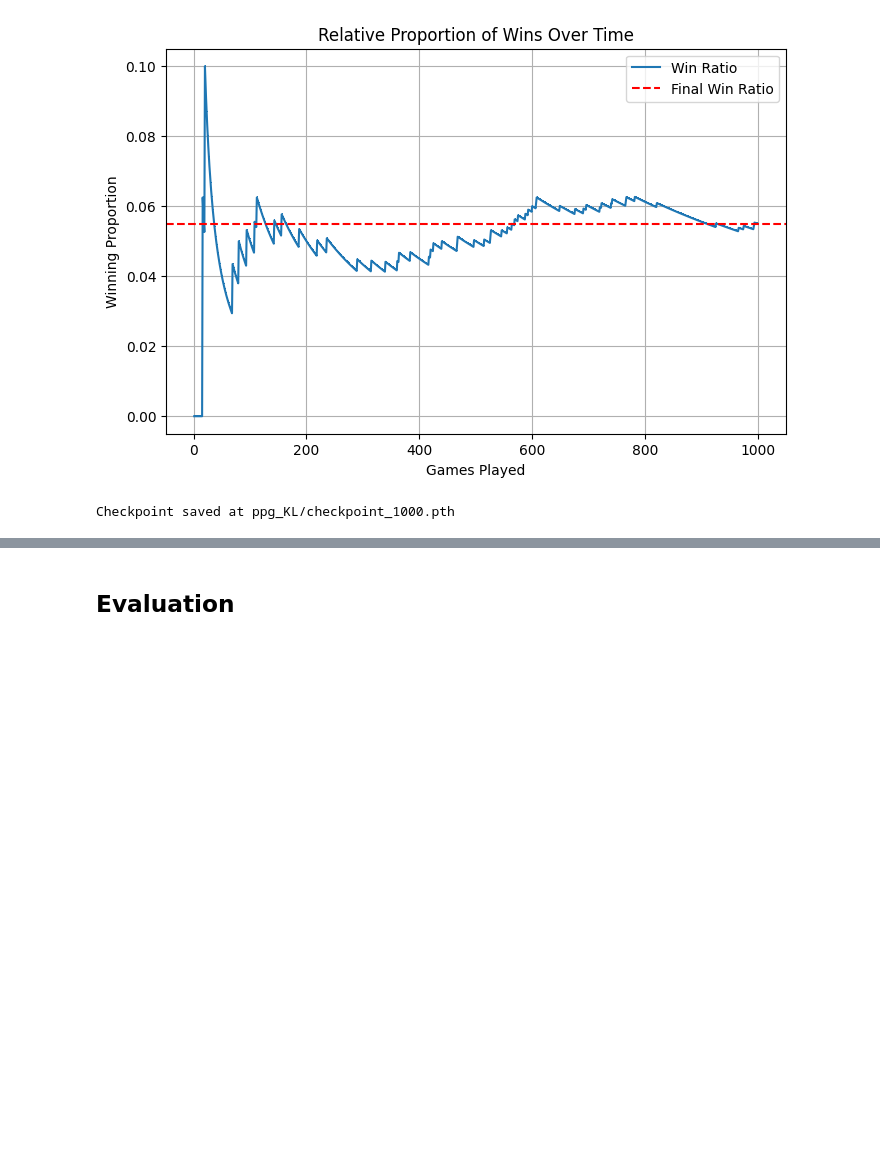
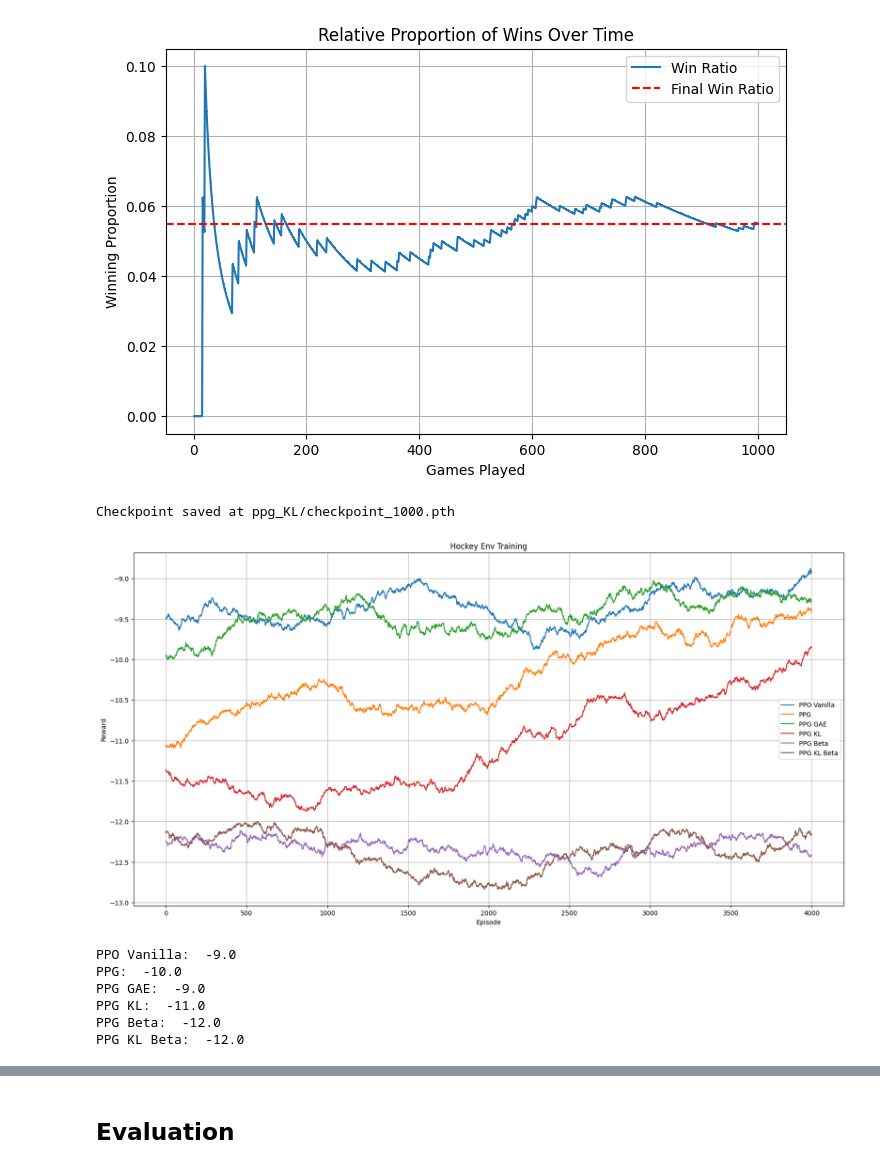
Before and after one commit to kimmizi/PuckAI, a Jupyter notebook: exp/Documentation_RL_Project.ipynb, the cells around one changed output, grey strips where cells are left out. Saved outputs shown, nothing was run; the diff lists cells and outputs as text; code cells hidden in the pictures; blank space fills up the shorter version.

```diff
--- a/exp/Documentation_RL_Project.ipynb
+++ b/exp/Documentation_RL_Project.ipynb
@@ -695,3 +695,52 @@ Win rate: 0.055, Loss rate: 0.055, Tie rate: 0.211
 ppg_KL.save_checkpoint("ppg_KL", 1000)
 # %% [output]
 Checkpoint saved at ppg_KL/checkpoint_1000.pth
+# %%
+rewards_ppo = np.load("cluster/rewards_ppo.npy")
+rewards_ppg = np.load("cluster/rewards_ppg.npy")
+rewards_ppg_gae = np.load("cluster/rewards_ppg_gae.npy")
+rewards_ppg_kl = np.load("cluster/rewards_ppg_kl.npy")
+rewards_ppg_beta = np.load("cluster/rewards_ppg_beta.npy")
+rewards_ppg_kl_beta = np.load("cluster/rewards_ppg_kl_beta.npy")
+
+# Plot results
+def moving_average(data, window_size):
+    """Compute the moving average of a list."""
+    return np.convolve(data, np.ones(window_size) / window_size, mode = "valid")
+
+wind_size = 1000
+
+plt.figure(figsize = (20, 10))
+plt.plot(moving_average(rewards_ppo, wind_size), label = "PPO Vanilla")
+plt.plot(moving_average(rewards_ppg, wind_size), label = "PPG")
+plt.plot(moving_average(rewards_ppg_gae, wind_size), label = "PPG GAE")
+plt.plot(moving_average(rewards_ppg_kl, wind_size), label = "PPG KL")
+plt.plot(moving_average(rewards_ppg_beta, wind_size), label = "PPG Beta")
+plt.plot(moving_average(rewards_ppg_kl_beta, wind_size), label = "PPG KL Beta")
+plt.legend()
+plt.xlabel("Episode")
+plt.ylabel("Reward")
+plt.title("Hockey Env Training")
+plt.legend()
+plt.grid()
+plt.show()
+# %% [output]
+[figure, added]
+# %%
+# calc average reward
+def average_reward(rewards):
+    return np.round(np.mean(rewards))
+
+print("PPO Vanilla: ", average_reward(rewards_ppo))
+print("PPG: ", average_reward(rewards_ppg))
+print("PPG GAE: ", average_reward(rewards_ppg_gae))
+print("PPG KL: ", average_reward(rewards_ppg_kl))
+print("PPG Beta: ", average_reward(rewards_ppg_beta))
+print("PPG KL Beta: ", average_reward(rewards_ppg_kl_beta))
+# %% [output]
+PPO Vanilla:  -9.0
+PPG:  -10.0
+PPG GAE:  -9.0
+PPG KL:  -11.0
+PPG Beta:  -12.0
+PPG KL Beta:  -12.0
```
Also changed, not shown: parts of 5 cells of this notebook, 22 other files.
